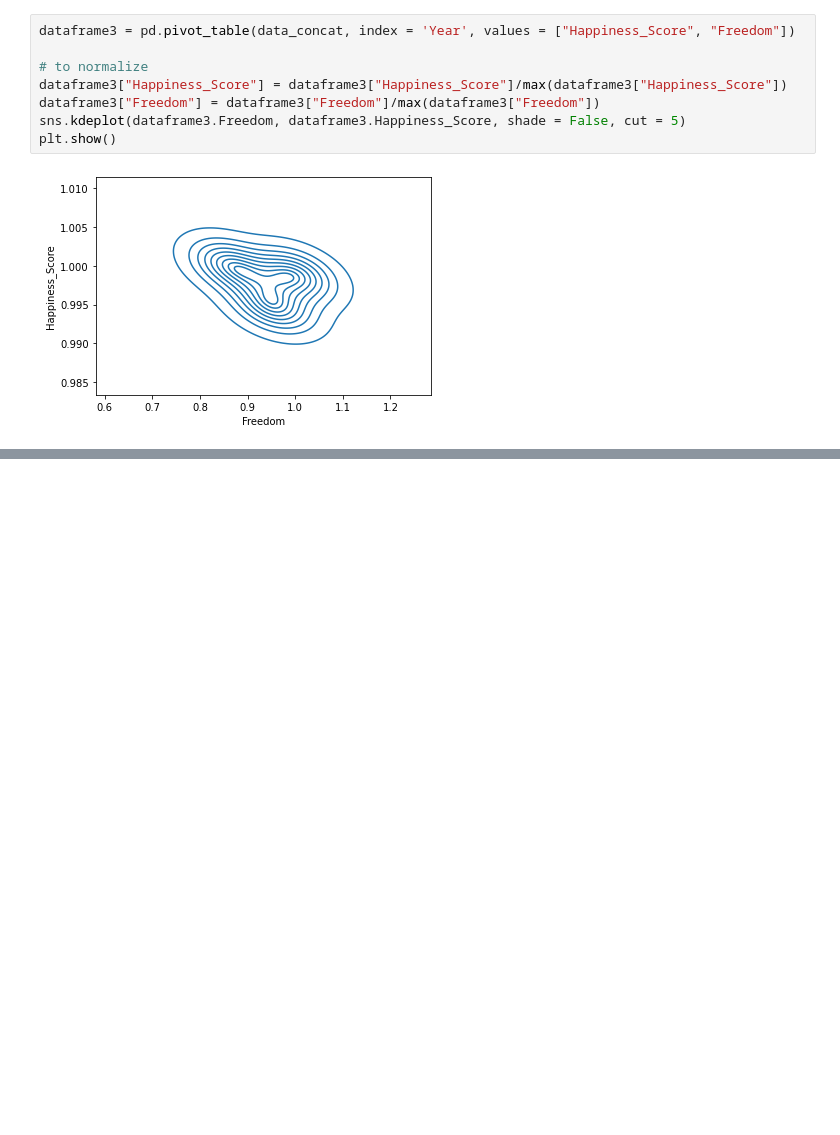
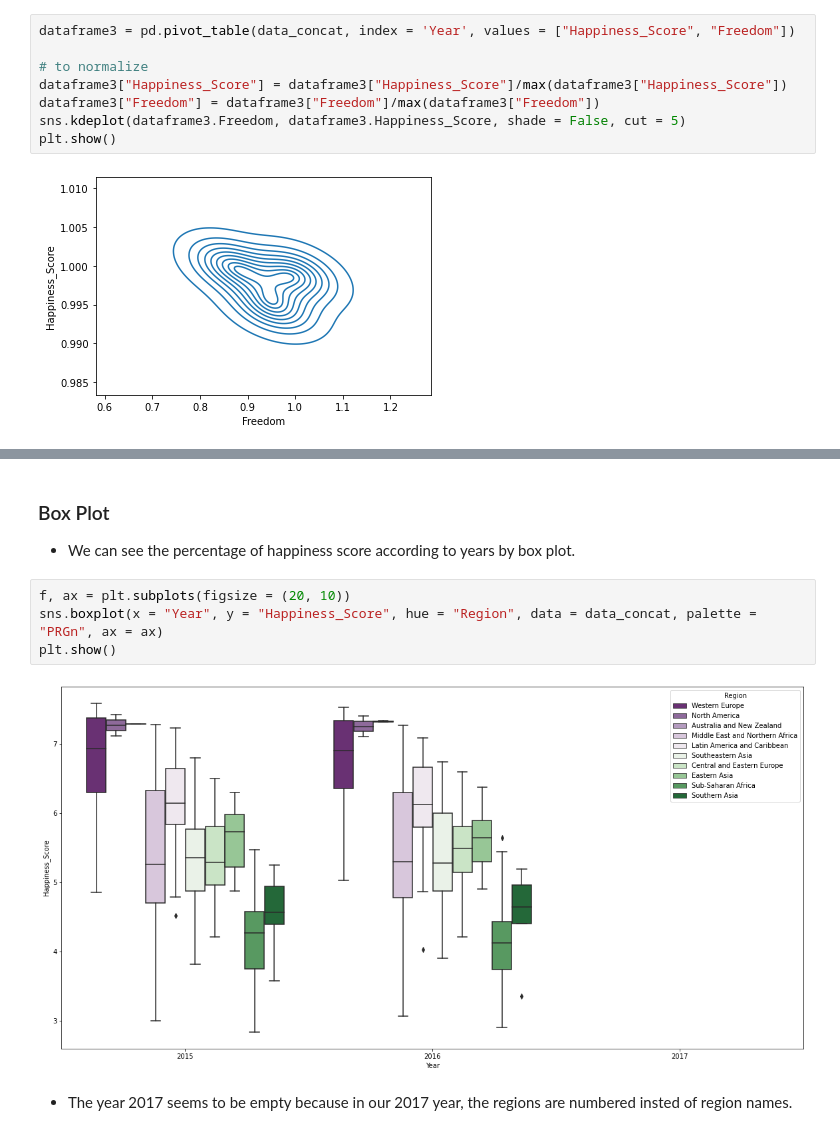
Before and after one commit to ApurbaKumarMajumder/Machine-Learning, a Jupyter notebook: Models/World_Happiness_Report_Data_Compilation.ipynb, the cells around one changed output, grey strips where cells are left out. Drawn from its saved outputs; the diff is of its cells as text; blank space fills up the shorter version.

```diff
--- a/Models/World_Happiness_Report_Data_Compilation.ipynb
+++ b/Models/World_Happiness_Report_Data_Compilation.ipynb
@@ -346,0 +367,12 @@ plt.show()
+# %% [markdown]
+### Box Plot
+
+* We can see the percentage of happiness score according to years by box plot.
+# %%
+f, ax = plt.subplots(figsize = (20, 10))
+sns.boxplot(x = "Year", y = "Happiness_Score", hue = "Region", data = data_concat, palette = "PRGn", ax = ax)
+plt.show()
+# %% [output]
+[figure, added]
+# %% [markdown]
+* The year 2017 seems to be empty because in our 2017 year, the regions are numbered insted of region names.
```
Also changed, not shown: parts of 4 cells of this notebook.
